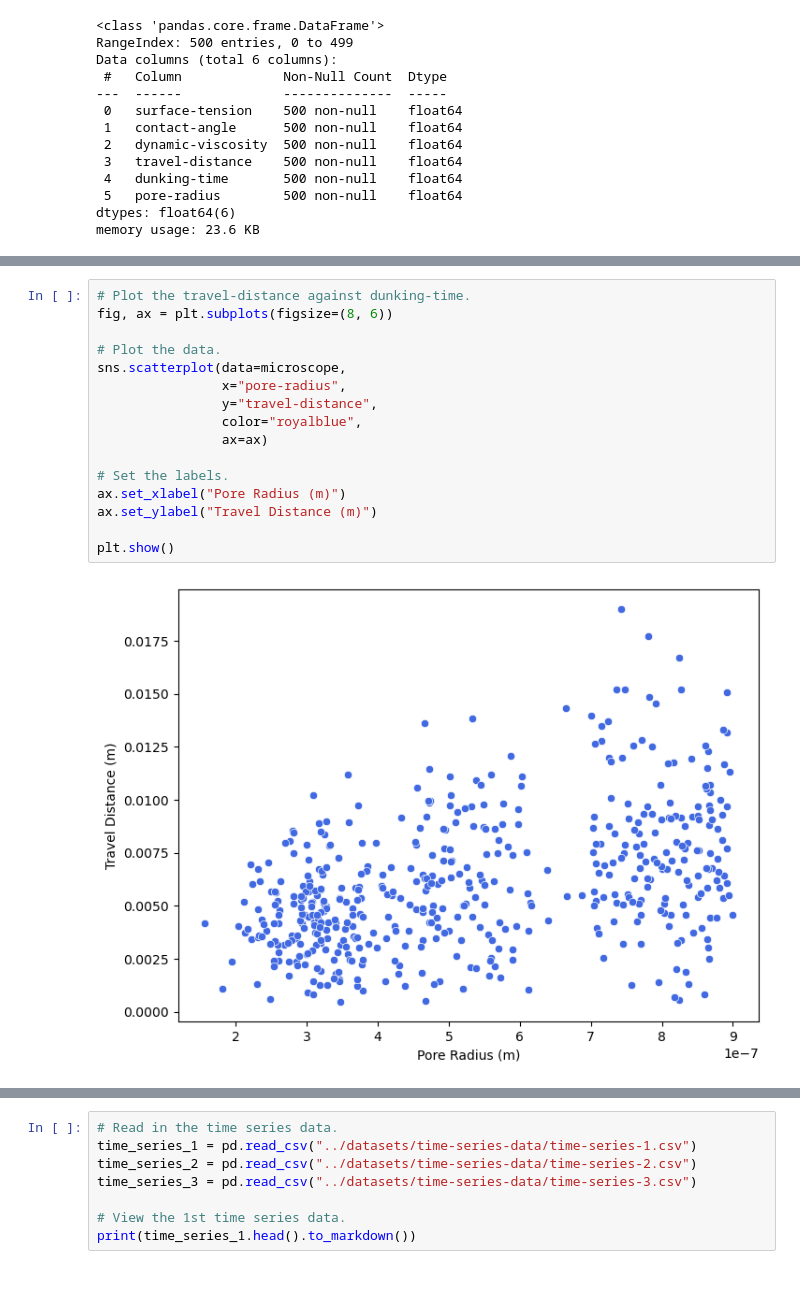
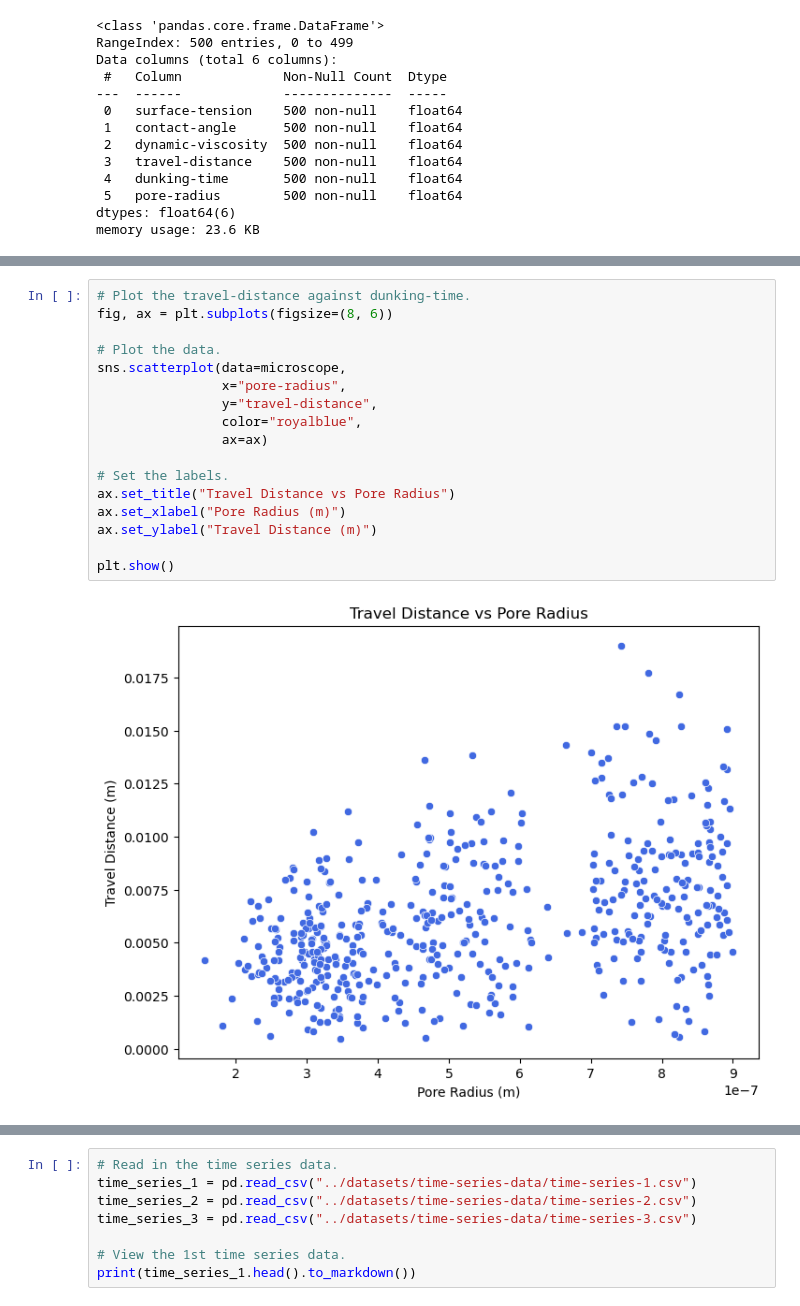
Before and after one commit to Pavan365/Biscuit-Dunking-Project, a Jupyter notebook: src/data-exploration/exploration.ipynb, the cells around one changed output, grey strips where cells are left out. Saved outputs shown, nothing was run; the diff lists cells and outputs as text; blank space fills up the shorter version.

```diff
--- a/src/data-exploration/exploration.ipynb
+++ b/src/data-exploration/exploration.ipynb
@@ -213,21 +267,22 @@ print(microscope.describe().to_markdown())
 # %%
 # Plot the travel-distance against dunking-time.
 fig, ax = plt.subplots(figsize=(8, 6))
 
 # Plot the data.
 sns.scatterplot(data=microscope,
                 x="pore-radius",
                 y="travel-distance",
                 color="royalblue",
                 ax=ax)
 
 # Set the labels.
+ax.set_title("Travel Distance vs Pore Radius")
 ax.set_xlabel("Pore Radius (m)")
 ax.set_ylabel("Travel Distance (m)")
 
 plt.show()
 # %% [output]
-[figure, old version]
+[figure, new version]
 # %%
 # Plot the distribution of pore-radius values.
 fig, ax = plt.subplots(figsize=(8, 6))
```
Also changed, not shown: parts of 26 cells of this notebook.
